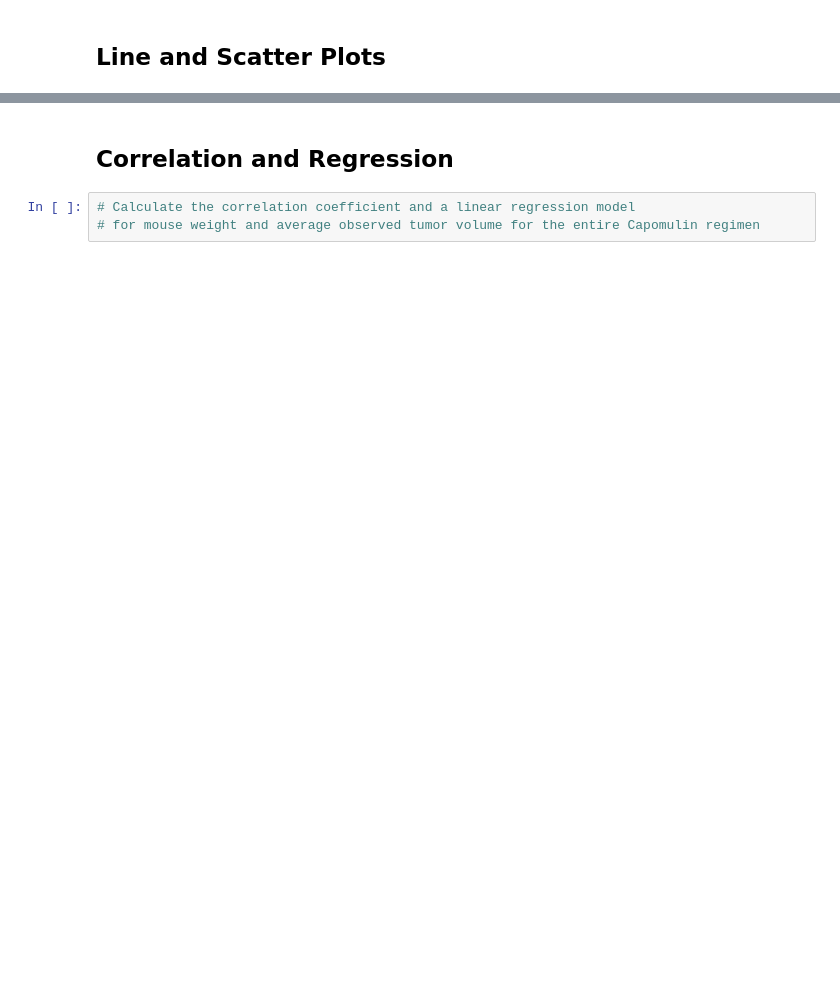
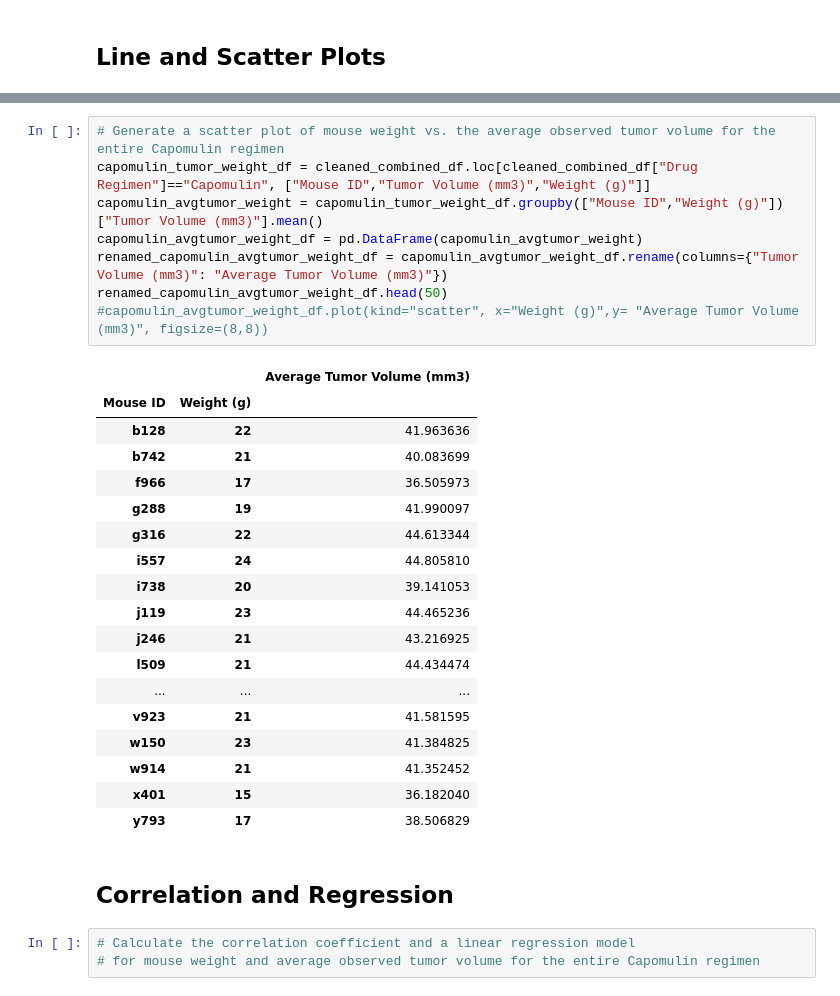
Before and after one commit to DidemBl/Module_5_challenge, a Jupyter notebook: pymaceuticals_notebook.ipynb, the cells around one changed output, grey strips where cells are left out. Drawn from its saved outputs; the diff is of its cells as text; blank space fills up the shorter version.

```diff
--- a/pymaceuticals_notebook.ipynb
+++ b/pymaceuticals_notebook.ipynb
@@ -239,3 +289,30 @@ Ceftamin's potential outliers: Series([], Name: Tumor Volume (mm3), dtype: float
+# %%
+# Generate a scatter plot of mouse weight vs. the average observed tumor volume for the entire Capomulin regimen
+capomulin_tumor_weight_df = cleaned_combined_df.loc[cleaned_combined_df["Drug Regimen"]=="Capomulin", ["Mouse ID","Tumor Volume (mm3)","Weight (g)"]]
+capomulin_avgtumor_weight = capomulin_tumor_weight_df.groupby(["Mouse ID","Weight (g)"])["Tumor Volume (mm3)"].mean()
+capomulin_avgtumor_weight_df = pd.DataFrame(capomulin_avgtumor_weight)
+renamed_capomulin_avgtumor_weight_df = capomulin_avgtumor_weight_df.rename(columns={"Tumor Volume (mm3)": "Average Tumor Volume (mm3)"})
+renamed_capomulin_avgtumor_weight_df.head(50)
+#capomulin_avgtumor_weight_df.plot(kind="scatter", x="Weight (g)",y= "Average Tumor Volume (mm3)", figsize=(8,8))
+# %% [output]
+|  |  | Average Tumor Volume (mm3) |
+| Mouse ID | Weight (g) |  |
+| b128 | 22 | 41.963636 |
+| b742 | 21 | 40.083699 |
+| f966 | 17 | 36.505973 |
+| g288 | 19 | 41.990097 |
+| g316 | 22 | 44.613344 |
+| i557 | 24 | 44.805810 |
+| i738 | 20 | 39.141053 |
+| j119 | 23 | 44.465236 |
+| j246 | 21 | 43.216925 |
+| l509 | 21 | 44.434474 |
+| ... | ... | ... |
+| v923 | 21 | 41.581595 |
+| w150 | 23 | 41.384825 |
+| w914 | 21 | 41.352452 |
+| x401 | 15 | 36.182040 |
+| y793 | 17 | 38.506829 |
 # %% [markdown]
 ## Correlation and Regression
 # %%
```
Also changed, not shown: parts of 6 cells of this notebook.
